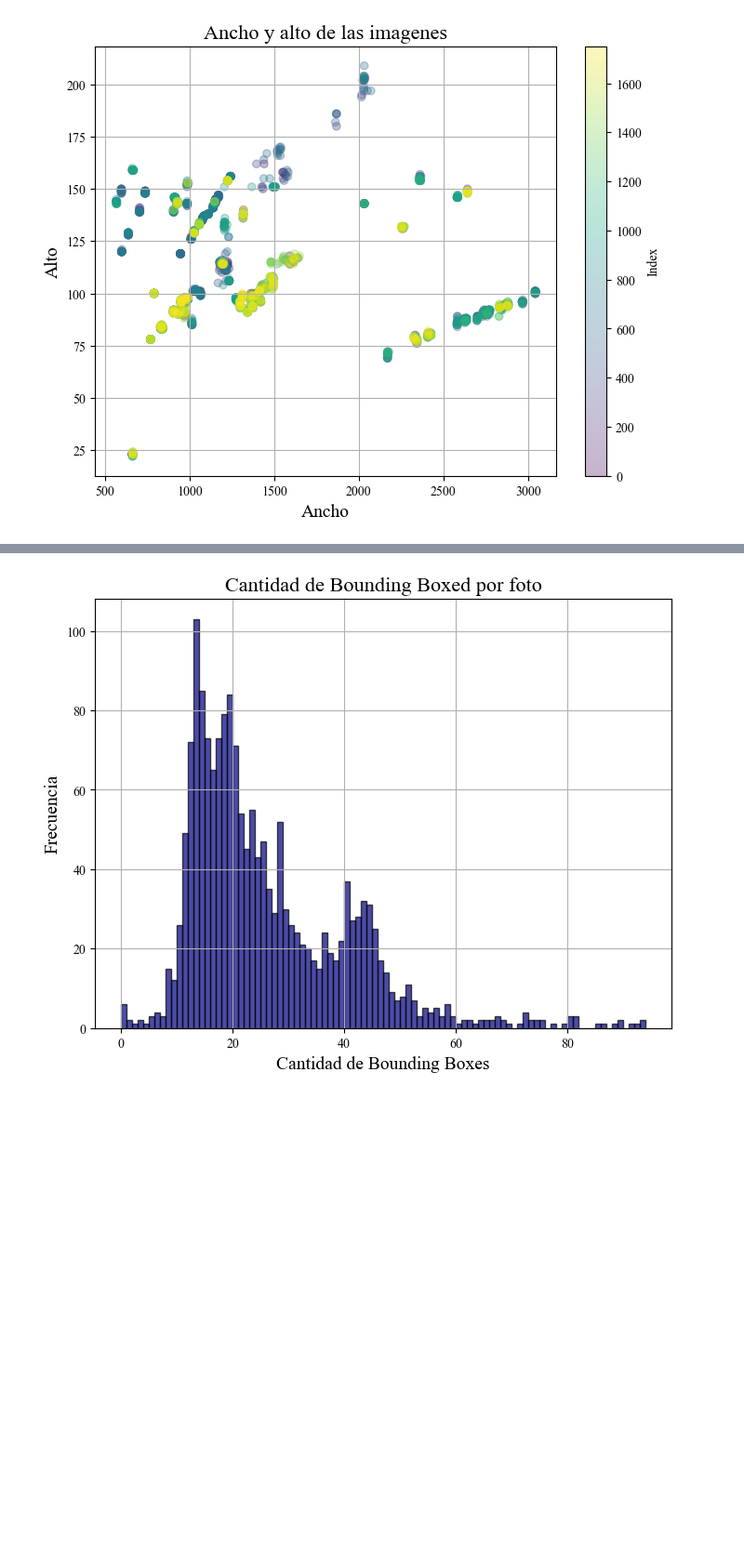
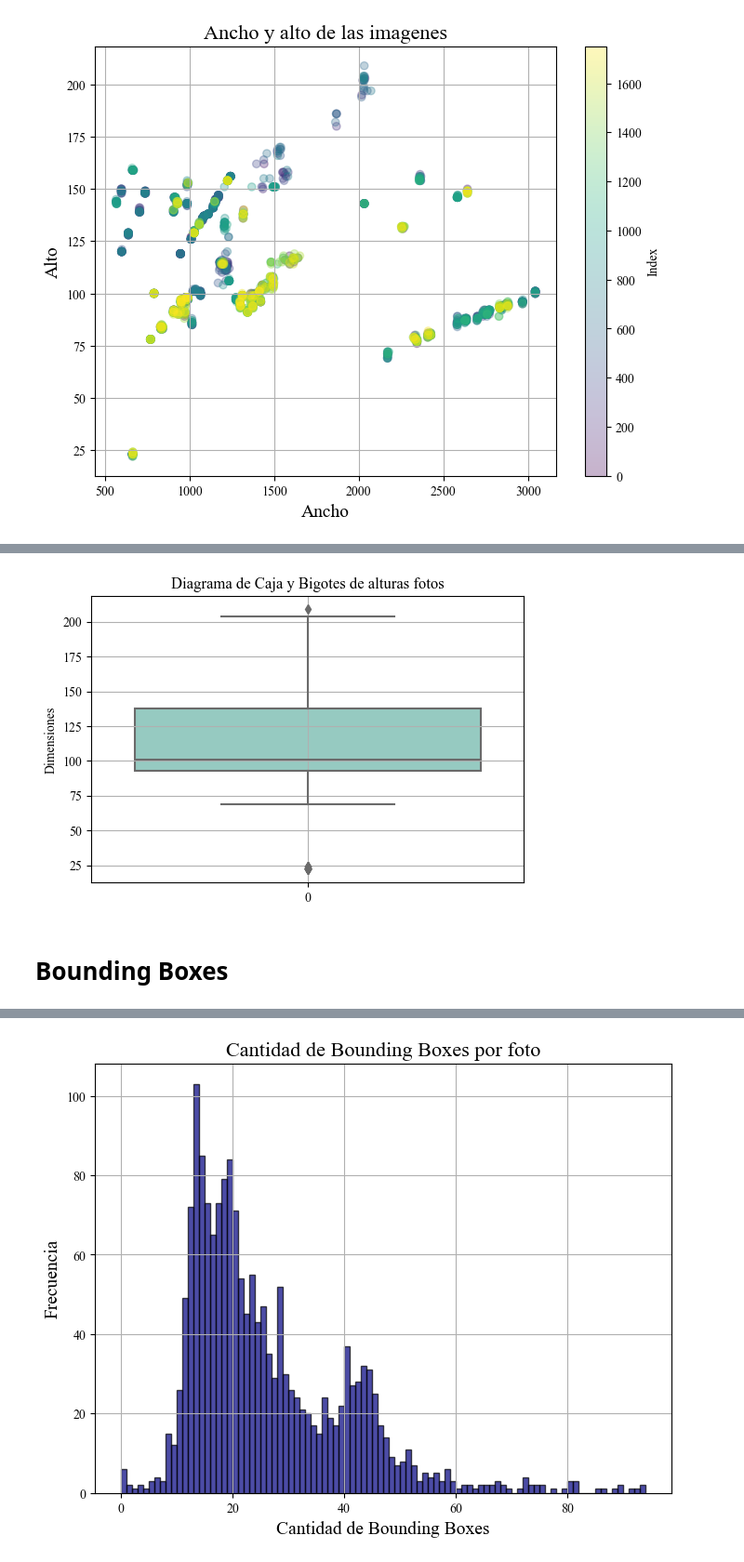
Before and after one commit to azulamakk/PF-vacasVaqueras, a Jupyter notebook: imageSize.ipynb, the cells around one changed output, grey strips where cells are left out. Shown at 93% size. Drawn from its saved outputs; the diff is of its cells as text; code cells hidden in the pictures; blank space fills up the shorter version.

```diff
--- a/imageSize.ipynb
+++ b/imageSize.ipynb
@@ -42,0 +55,11 @@ plt.show()
+# %%
+plt.figure(figsize=(6, 4))
+sns.boxplot(data=height_list, palette='Set3')
+plt.title('Diagrama de Caja y Bigotes de alturas fotos')
+plt.ylabel('Dimensiones')
+plt.grid(True)
+plt.show()
+# %% [output]
+[figure, added]
+# %% [markdown]
+# Bounding Boxes
```
Also changed, not shown: parts of 20 cells of this notebook.
